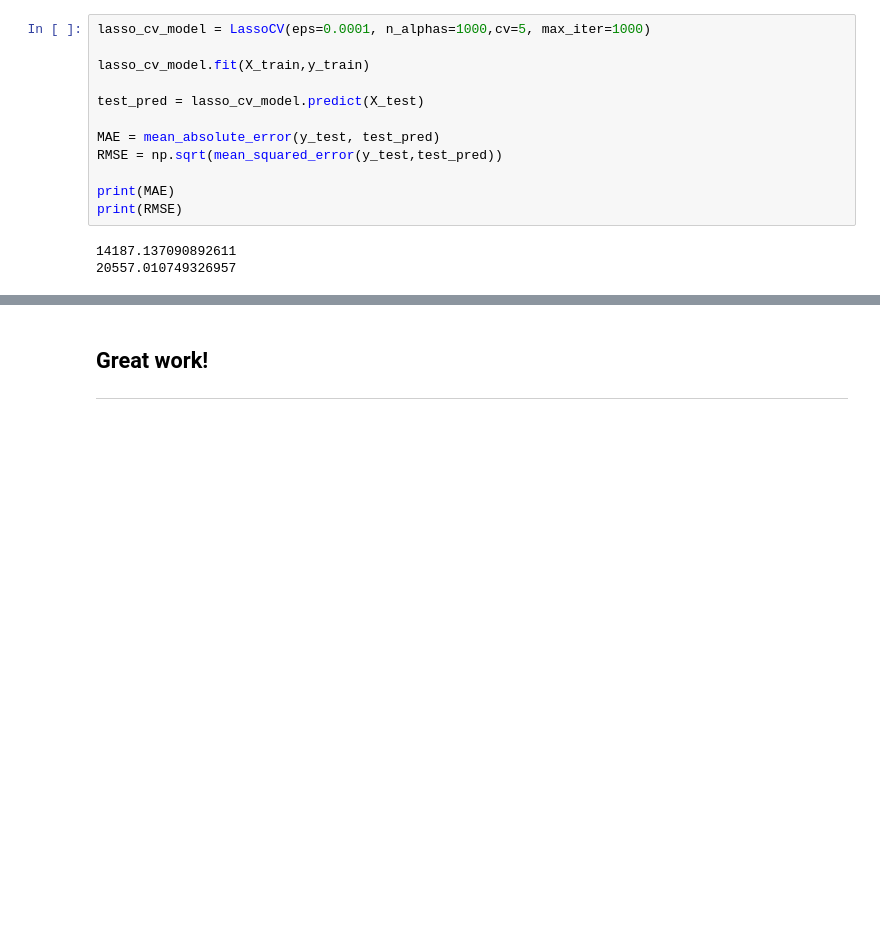
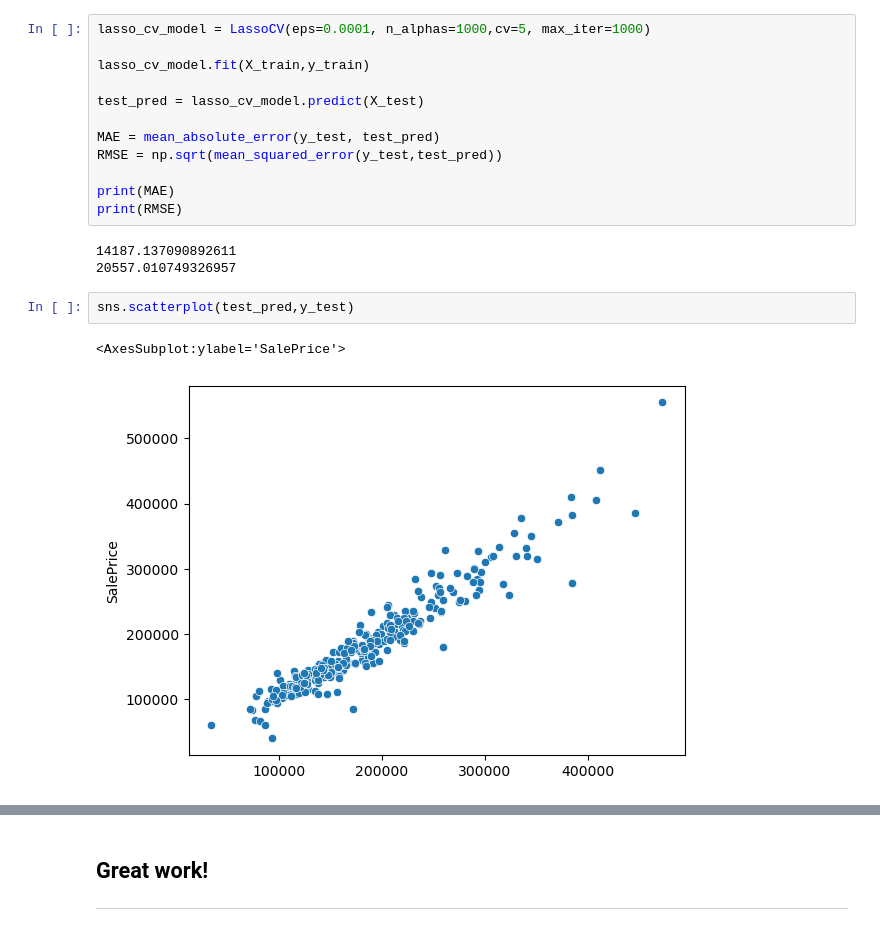
Before and after one commit to maginbu-0/Machine-Learning, a Jupyter notebook: Cross Validation/02-Linear-Regression-Project-Exercise.ipynb, the cells around one changed output, grey strips where cells are left out. Cells and saved outputs as stored; diff of their text form; blank space fills up the shorter version.

```diff
--- a/Cross Validation/02-Linear-Regression-Project-Exercise.ipynb
+++ b/Cross Validation/02-Linear-Regression-Project-Exercise.ipynb
@@ -136,3 +136,8 @@ print(RMSE)
 # %% [output]
 14187.137090892611
 20557.010749326957
+# %%
+sns.scatterplot(test_pred,y_test)
+# %% [output]
+<AxesSubplot:ylabel='SalePrice'>
+[figure, added]
```
Also changed, not shown: parts of 2 cells of this notebook.
